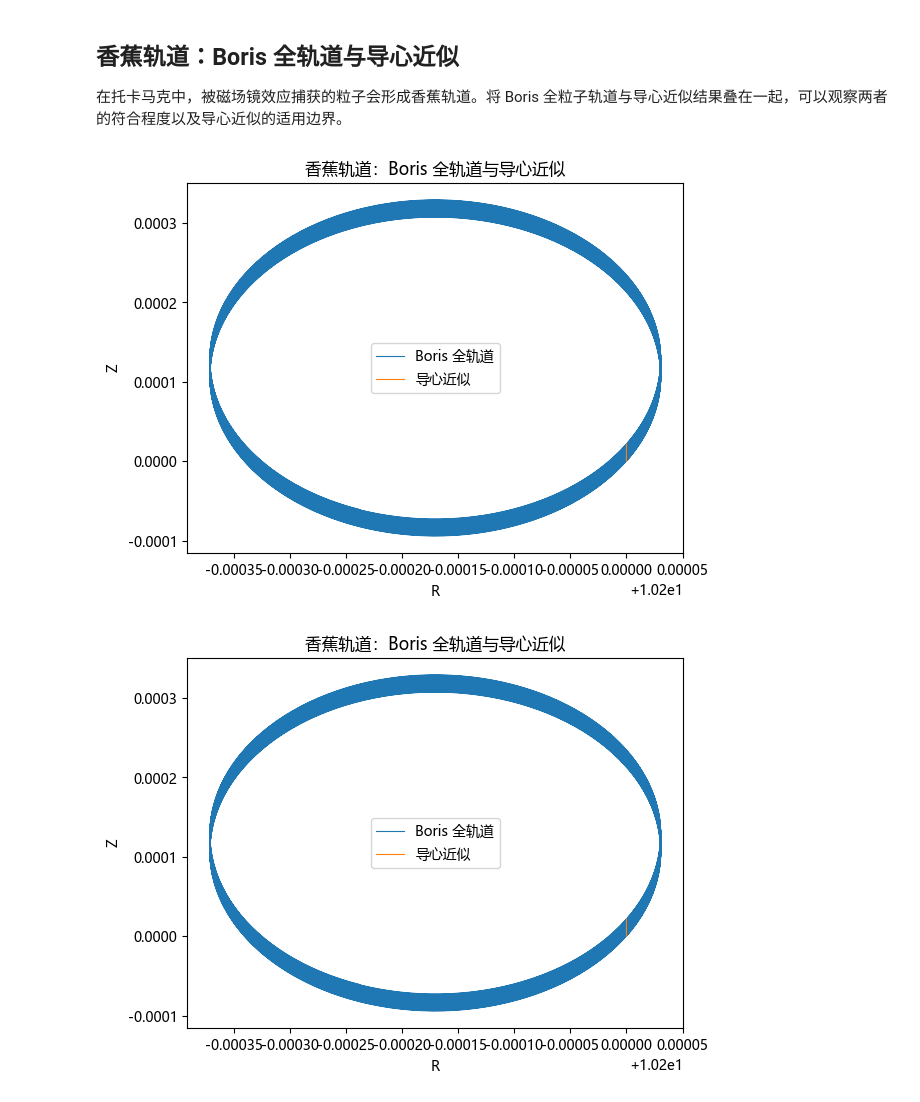
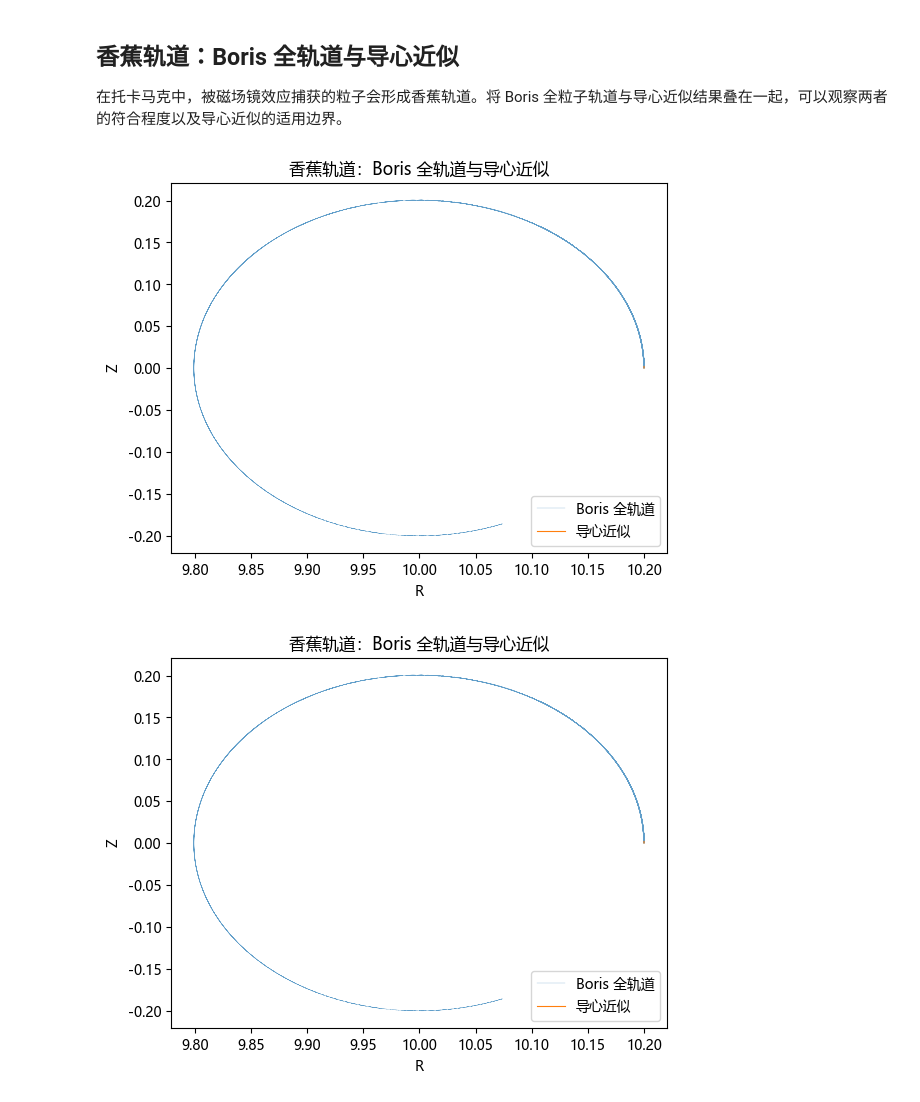
Before and after one commit to Lamb701/particle-simulation, a Jupyter notebook: notebooks/demo.ipynb, the cells around one changed output. Cells and saved outputs as stored; diff of their text form; code cells hidden in the pictures.

```diff
--- a/notebooks/demo.ipynb
+++ b/notebooks/demo.ipynb
@@ -103,27 +103,32 @@ fig
 在托卡马克中，被磁场镜效应捕获的粒子会形成香蕉轨道。将 Boris 全粒子轨道与导心近似结果叠在一起，可以观察两者的符合程度以及导心近似的适用边界。
 # %%
 field = TokamakField(B0=5.0, R0=10.0, a=1.0, q0=1.0, q1=2.0)
-v = np.array([5e4, 0.0, 8e4])
+# 被磁镜效应捕获的粒子：垂直速度远大于平行速度
+v = np.array([2e5, 0.0, 5e3])
 p = Particle(PROTON_CHARGE, PROTON_MASS, np.array([10.2, 0.0, 0.0]), v)
 
-result_boris = boris_integrate(field, E, p, dt=1e-10, n_steps=8000)
+dt = 1e-9
+n_steps_boris = 450000
+result_boris = boris_integrate(field, E, p, dt=dt, n_steps=n_steps_boris)
+
 B = field(*p.position)
 B_mag = np.linalg.norm(B)
 v_para = np.dot(v, B) / B_mag
 v_perp_sq = float(v @ v) - v_para ** 2
 mu = 0.5 * v_perp_sq / B_mag
-result_gc = guiding_center_integrate(field, p, dt=1e-10, n_steps=8000, mu=mu)
+# 导心推进可用较大步长
+result_gc = guiding_center_integrate(field, p, dt=2e-9, n_steps=n_steps_boris // 2, mu=mu)
 
 R_b = np.sqrt(result_boris["trajectory"][:, 0] ** 2 + result_boris["trajectory"][:, 1] ** 2)
 R_g = np.sqrt(result_gc["trajectory"][:, 0] ** 2 + result_gc["trajectory"][:, 1] ** 2)
 fig, ax = plt.subplots()
-ax.plot(R_b, result_boris["trajectory"][:, 2], label="Boris 全轨道", lw=0.8)
-ax.plot(R_g, result_gc["trajectory"][:, 2], label="导心近似", lw=0.8)
+ax.plot(R_b[::20], result_boris["trajectory"][::20, 2], label="Boris 全轨道", lw=0.2, alpha=0.7)
+ax.plot(R_g[::10], result_gc["trajectory"][::10, 2], label="导心近似", lw=0.8)
 ax.set_xlabel("R")
 ax.set_ylabel("Z")
 ax.set_title("香蕉轨道：Boris 全轨道与导心近似")
 ax.legend()
 fig
 # %% [output]
-[figure, old version]
+[figure, new version]
-[figure, old version]
+[figure, new version]
```
Also changed, not shown: 2 other files.
